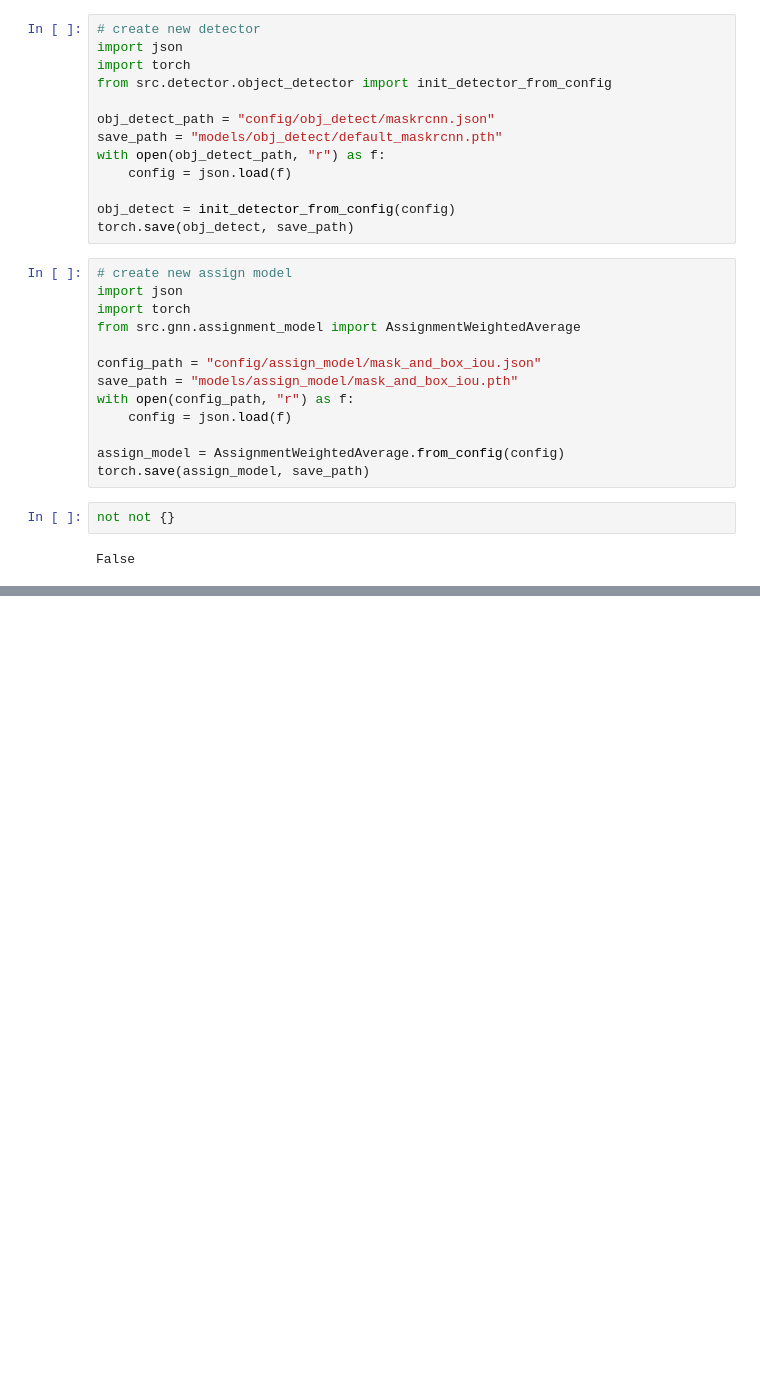
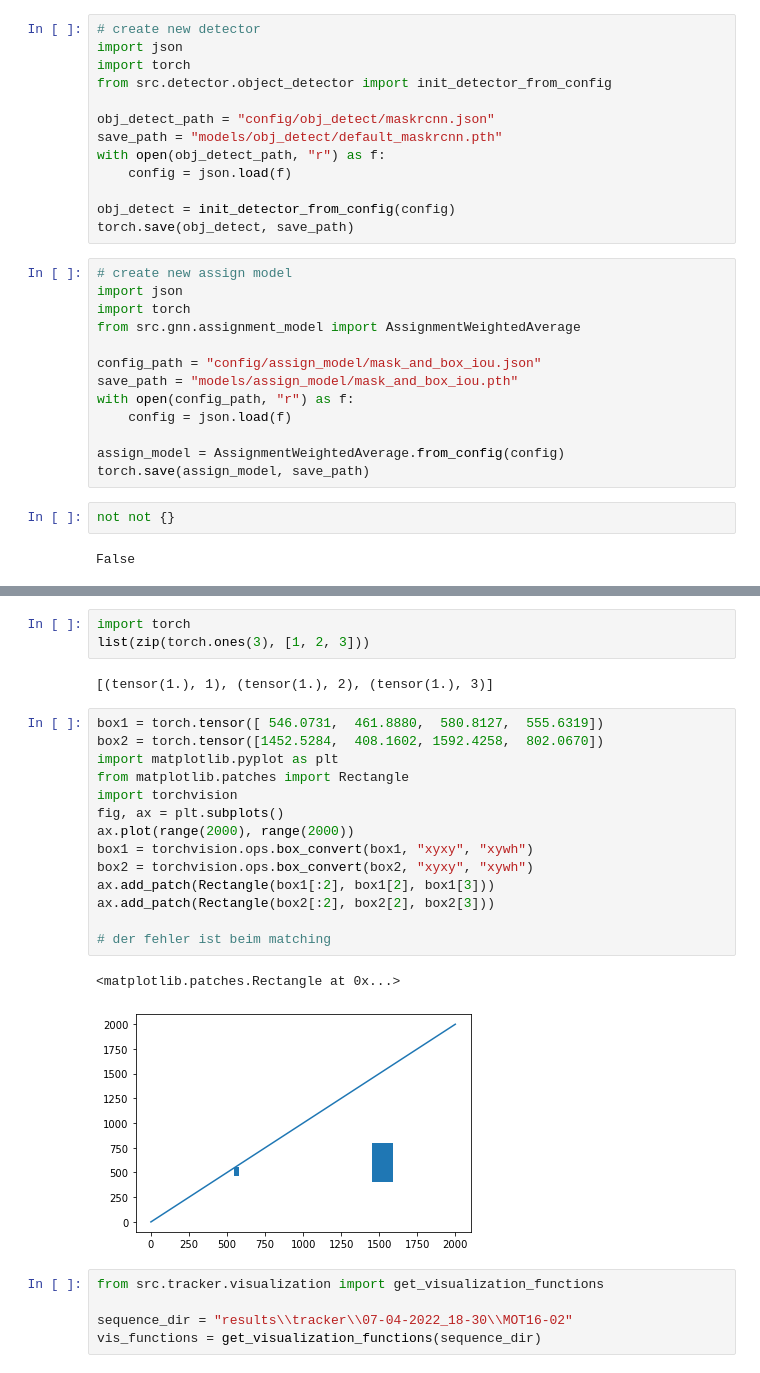
Before and after one commit to ArthurZakirov/Multi-Object-Tracking-Competition, a Jupyter notebook: notebook.ipynb, the cells around one changed output, grey strips where cells are left out. Saved outputs shown, nothing was run; the diff lists cells and outputs as text; blank space fills up the shorter version.

```diff
--- a/notebook.ipynb
+++ b/notebook.ipynb
@@ -186,0 +209,27 @@ for det_box, gt_box in zip(matched_det_boxes, matched_gt_boxes):
+# %%
+import torch
+list(zip(torch.ones(3), [1, 2, 3]))
+# %% [output]
+[(tensor(1.), 1), (tensor(1.), 2), (tensor(1.), 3)]
+# %%
+box1 = torch.tensor([ 546.0731,  461.8880,  580.8127,  555.6319])
+box2 = torch.tensor([1452.5284,  408.1602, 1592.4258,  802.0670])
+import matplotlib.pyplot as plt
+from matplotlib.patches import Rectangle
+import torchvision
+fig, ax = plt.subplots()
+ax.plot(range(2000), range(2000))
+box1 = torchvision.ops.box_convert(box1, "xyxy", "xywh")
+box2 = torchvision.ops.box_convert(box2, "xyxy", "xywh")
+ax.add_patch(Rectangle(box1[:2], box1[2], box1[3]))
+ax.add_patch(Rectangle(box2[:2], box2[2], box2[3]))
+
+# der fehler ist beim matching
+# %% [output]
+<matplotlib.patches.Rectangle at 0x...>
+[figure, added]
+# %%
+from src.tracker.visualization import get_visualization_functions
+
+sequence_dir = "results\\tracker\\07-04-2022_18-30\\MOT16-02"
+vis_functions = get_visualization_functions(sequence_dir)
```
Also changed, not shown: parts of 12 cells of this notebook, 17 other files.
